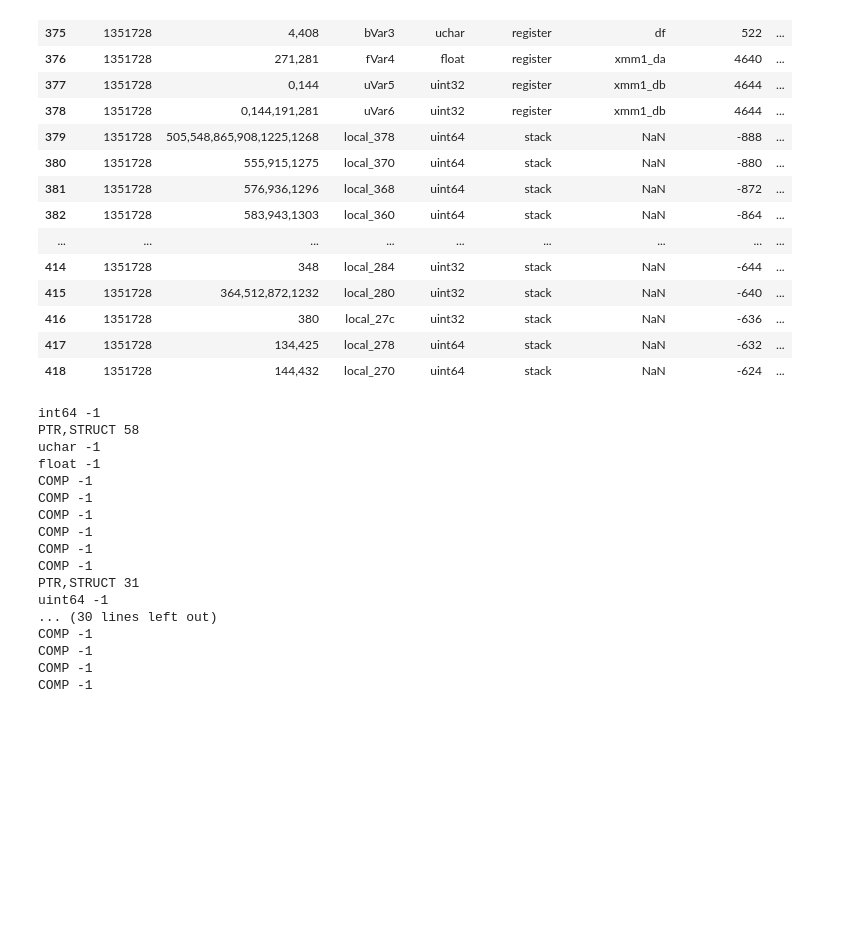
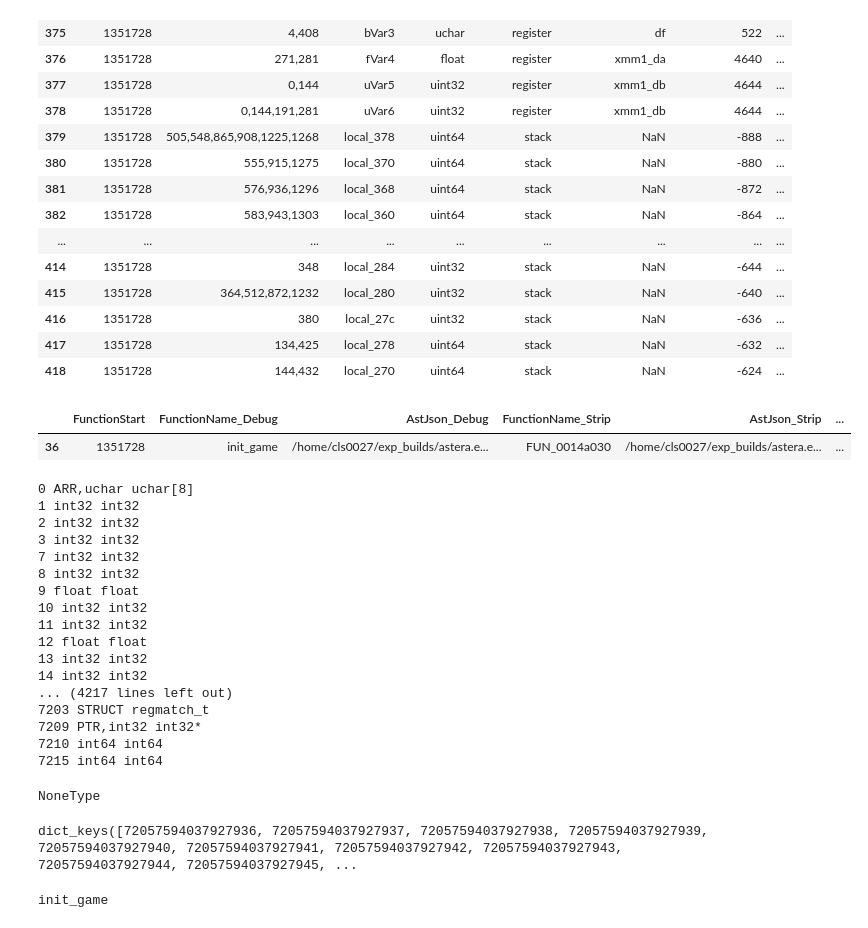
Before and after one commit to lasserre/astlib, a Jupyter notebook: dylan_sandbox.ipynb, the cells around one changed output. Saved outputs shown, nothing was run; the diff lists cells and outputs as text; code cells hidden in the pictures; blank space fills up the shorter version.

```diff
--- a/dylan_sandbox.ipynb
+++ b/dylan_sandbox.ipynb
@@ -278,12 +239,17 @@ locals_df[locals_df.FunctionStart==addr]
 | 416 | 1351728 | 380 | local_27c | uint32 | stack | NaN | -636 | ... |
 | 417 | 1351728 | 134,425 | local_278 | uint64 | stack | NaN | -632 | ... |
 | 418 | 1351728 | 144,432 | local_270 | uint64 | stack | NaN | -624 | ... |
+# %%
+funcs_df[funcs_df.FunctionStart==addr]
+# %% [output]
+|  | FunctionStart | FunctionName_Debug | AstJson_Debug | FunctionName_Strip | AstJson_Strip | ... |
+| 36 | 1351728 | init_game | /home/cls0027/exp_builds/astera.e... | FUN_0014a030 | /home/cls0027/exp_builds/astera.e... | ... |
 # %%
 # ghidra imports
 from ghidra.program.model.listing import Program
 
 # my stuff (astlib)
-from varlib import datatype
+from varlib import datatype, StructDatabase
 
 ###################################################################
 # STUB CLASS/FUNCTIONS (aka what I need you to implement)
@@ -371,27 +337,47 @@ class GhidraRetyper:
 # PTR - pointer, keep going...
 # uint64, uchar, etc. - convert from standard name...
 
+from varlib.datatype import datatype_from_dict
+import json
+
 retyper = GhidraRetyper(prog, sdb2)
 func_locals = locals_df[locals_df.FunctionStart==addr]
-for i in range(len(func_locals)):
-    x = func_locals.iloc[i]
+
+for i in range(len(locals_df)):
+    x = locals_df.iloc[i]
+    if x.TypeCategory_Debug == 'COMP':
+        continue
     # retyper.set_localvar_type(addr, x.Name_Strip, x.Type_Debug)
-    print(x.TypeSeq_Debug, x.LeafSID)
+    try:
+        zzz = (i, x.TypeSeq_Debug, datatype_from_dict(json.loads(x.TypeJson_Debug), sdb2))
+    except KeyError:
+        print(f'Failed on {i}, {x.TypeSeq_Debug}')
 # %% [output]
-int64 -1
-PTR,STRUCT 58
-uchar -1
-float -1
-COMP -1
-COMP -1
-COMP -1
-COMP -1
-COMP -1
-COMP -1
-PTR,STRUCT 31
-uint64 -1
-... (30 lines left out)
-COMP -1
-COMP -1
-COMP -1
-COMP -1
+0 ARR,uchar uchar[8]
+1 int32 int32
+2 int32 int32
+3 int32 int32
+7 int32 int32
+8 int32 int32
+9 float float
+10 int32 int32
+11 int32 int32
+12 float float
+13 int32 int32
+14 int32 int32
+... (4217 lines left out)
+7203 STRUCT regmatch_t
+7209 PTR,int32 int32*
+7210 int64 int64
+7215 int64 int64
+# %%
+x = locals_df.iloc[543]
+
+# dtmgr.findDataTypeForID(ghidra.util.UniversalID(360287970189640893))
+type(dtmgr.findDataType('__stream'))
+# %% [output]
+NoneType
+# %%
+sdb2.structs_by_id.keys()
+# %% [output]
+dict_keys([72057594037927936, 72057594037927937, 72057594037927938, 72057594037927939, 72057594037927940, 72057594037927941, 72057594037927942, 72057594037927943, 72057594037927944, 72057594037927945, ...
@@ -397,0 +388,6 @@ COMP -1
+# %%
+ff = [x for x  in prog.functionManager.getFunctions(True) if x.getEntryPoint().offset==addr][0]
+print(ff.name)
+res = ifc.decompileFunction(ff, 240, None)
+# %% [output]
+init_game
```
Also changed, not shown: parts of 18 cells of this notebook, 5 other files.
